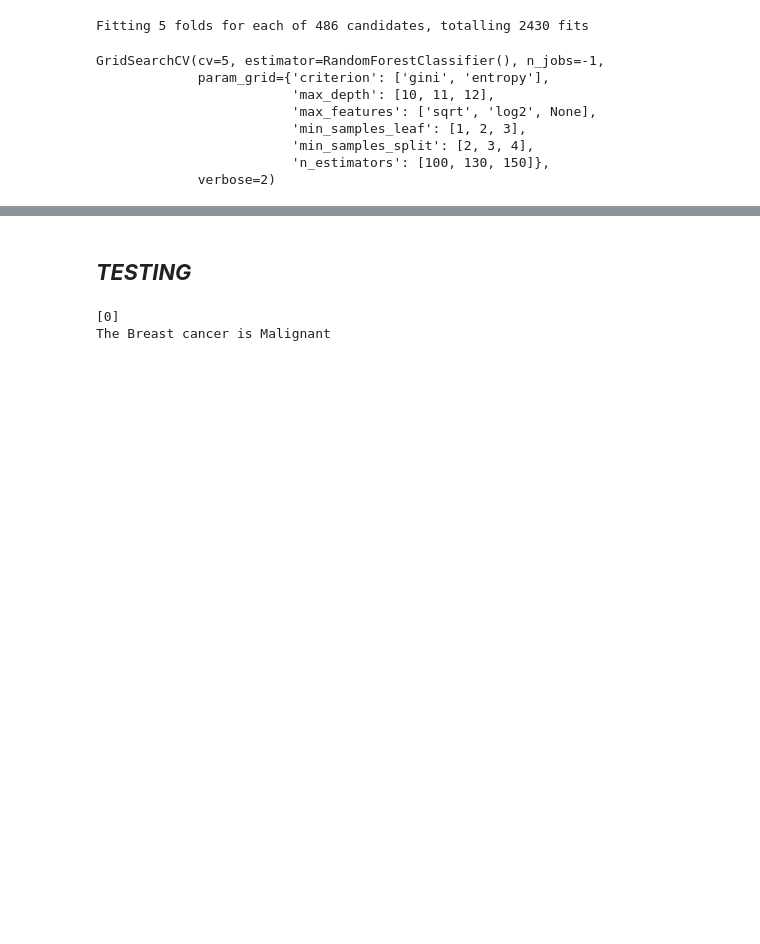
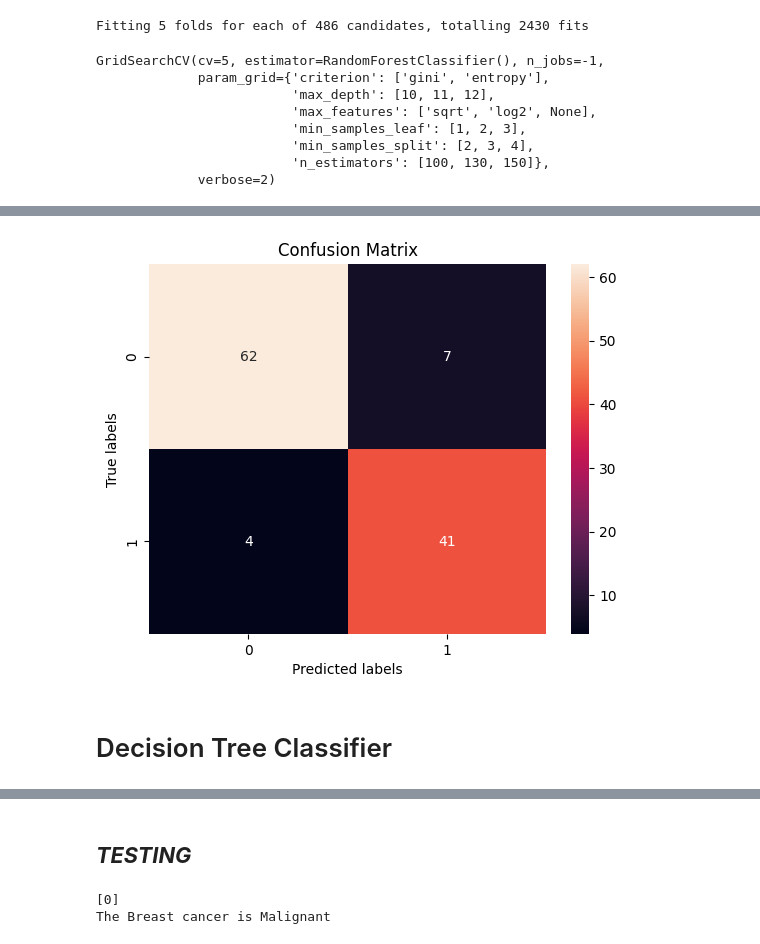
Before and after one commit to akriti-thakur/jupyter-notebook, a Jupyter notebook: cancer-project/model/cancer.ipynb, the cells around one changed output, grey strips where cells are left out. Saved outputs shown, nothing was run; the diff lists cells and outputs as text; code cells hidden in the pictures; blank space fills up the shorter version.

```diff
--- a/cancer-project/model/cancer.ipynb
+++ b/cancer-project/model/cancer.ipynb
@@ -764,0 +828,4 @@ plot_confusion_matrix(y_test,forest_pre)
+# %%
+from sklearn.ensemble import AdaBoostClassifier
+
+dtc = DecisionTreeClassifier()
@@ -764,0 +841,2 @@ plot_confusion_matrix(y_test,forest_pre)
+# %%
+y_pred = ada.predict(X_test)
@@ -764,0 +867,6 @@ plot_confusion_matrix(y_test,forest_pre)
+# %%
+plot_confusion_matrix(y_test,y_pred)
+# %% [output]
+[figure, added]
+# %% [markdown]
+# Decision Tree Classifier
```
Also changed, not shown: parts of 59 cells of this notebook, 1 other file.
